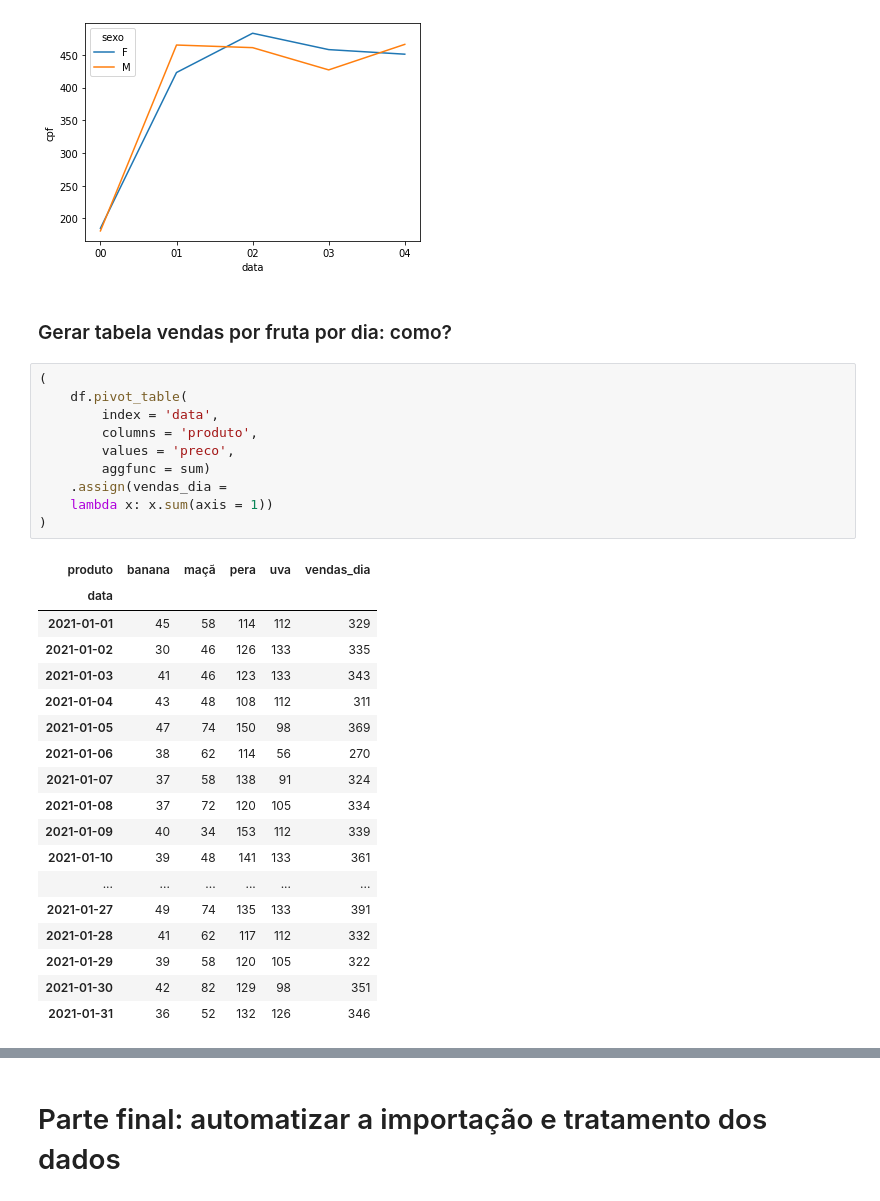
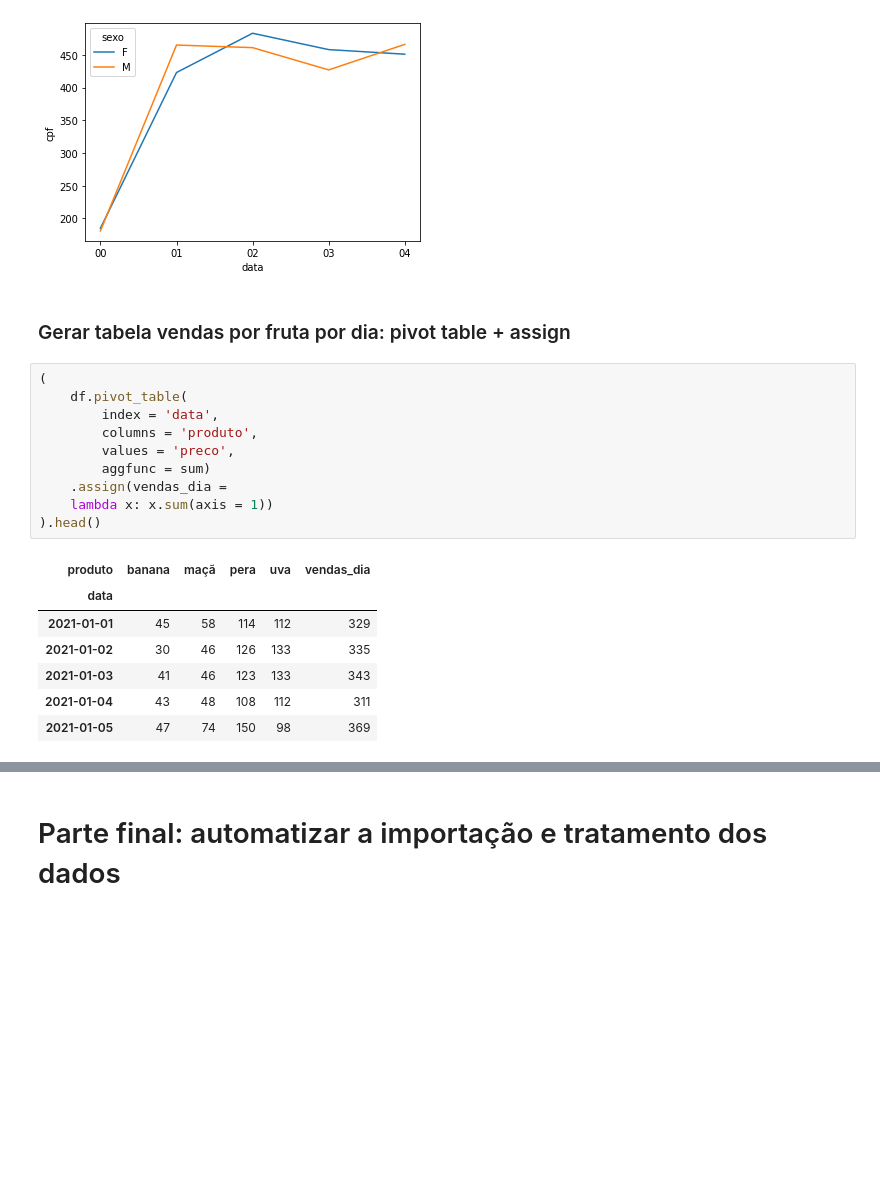
Before and after one commit to srgari/aulas_light_aplicadas, a Jupyter notebook: pandas/sergio_pandas_review.ipynb, the cells around one changed output, grey strips where cells are left out. Drawn from its saved outputs; the diff is of its cells as text; blank space fills up the shorter version.

```diff
--- a/pandas/sergio_pandas_review.ipynb
+++ b/pandas/sergio_pandas_review.ipynb
@@ -266,33 +266,22 @@ sns.lineplot(
 <AxesSubplot:xlabel='data', ylabel='cpf'>
 [figure]
 # %% [markdown]
-### Gerar tabela vendas por fruta por dia: como?
+### Gerar tabela vendas por fruta por dia: pivot table + assign
 # %%
 (
     df.pivot_table(
         index = 'data',
         columns = 'produto',
         values = 'preco',
         aggfunc = sum)
     .assign(vendas_dia =
     lambda x: x.sum(axis = 1))
-)
+).head()
 # %% [output]
 | produto | banana | maçã | pera | uva | vendas_dia |
 | data |  |  |  |  |  |
 | 2021-01-01 | 45 | 58 | 114 | 112 | 329 |
 | 2021-01-02 | 30 | 46 | 126 | 133 | 335 |
 | 2021-01-03 | 41 | 46 | 123 | 133 | 343 |
 | 2021-01-04 | 43 | 48 | 108 | 112 | 311 |
 | 2021-01-05 | 47 | 74 | 150 | 98 | 369 |
-| 2021-01-06 | 38 | 62 | 114 | 56 | 270 |
-| 2021-01-07 | 37 | 58 | 138 | 91 | 324 |
-| 2021-01-08 | 37 | 72 | 120 | 105 | 334 |
-| 2021-01-09 | 40 | 34 | 153 | 112 | 339 |
-| 2021-01-10 | 39 | 48 | 141 | 133 | 361 |
-| ... | ... | ... | ... | ... | ... |
-| 2021-01-27 | 49 | 74 | 135 | 133 | 391 |
-| 2021-01-28 | 41 | 62 | 117 | 112 | 332 |
-| 2021-01-29 | 39 | 58 | 120 | 105 | 322 |
-| 2021-01-30 | 42 | 82 | 129 | 98 | 351 |
-| 2021-01-31 | 36 | 52 | 132 | 126 | 346 |
```
Also changed, not shown: parts of 1 cell of this notebook.
